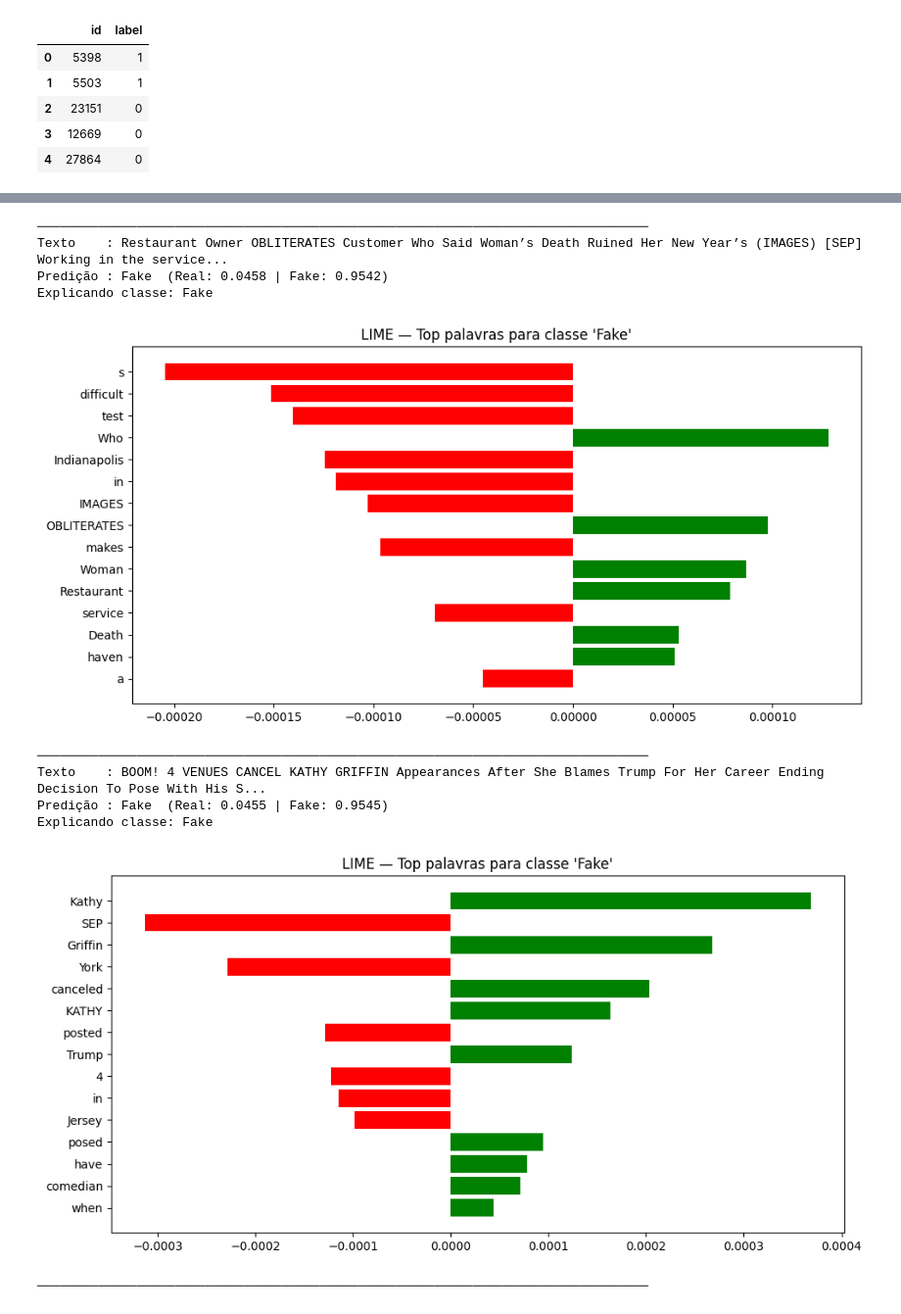
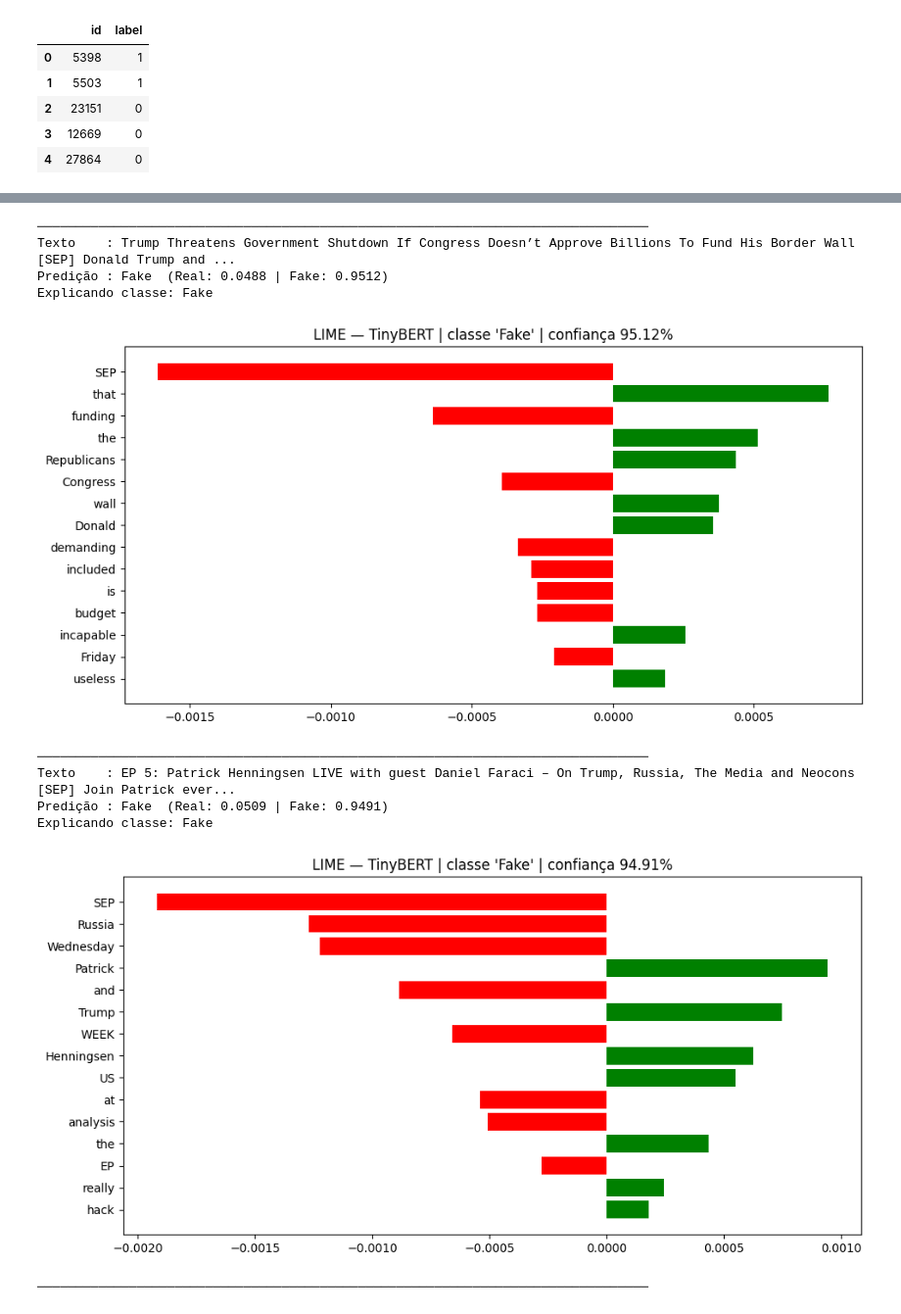
Before and after one commit to Eduardocin/ligia-nlp-challenge, a Jupyter notebook: notebooks/5.0-tinybert.ipynb, the cells around one changed output, grey strips where cells are left out. Shown at 98% size. Saved outputs shown, nothing was run; the diff lists cells and outputs as text; code cells hidden in the pictures.

Commit message:
chore: notebooks finais e modelos TinyBERT

```diff
--- a/notebooks/5.0-tinybert.ipynb
+++ b/notebooks/5.0-tinybert.ipynb
@@ -632,29 +607,36 @@ drive.mount('/content/drive')
 # %%
+# ─── CARREGAR MODELO DE ../models/deeplearning/ ───────────────────────────────
+_tok_10 = AutoTokenizer.from_pretrained("../models/deeplearning")
+_mdl_10 = AutoModelForSequenceClassification.from_pretrained("../models/deeplearning")
+_mdl_10 = _mdl_10.to(DEVICE)
+_mdl_10.eval()
+print(f"✅ Modelo carregado de ../models/deeplearning")
+print(f"   Labels : {_mdl_10.config.id2label}")
+print(f"   Device : {DEVICE.upper()}")
+
 # ─── FUNÇÃO DE PREDIÇÃO PARA O LIME ──────────────────────────────────────────
 def predict_lime(texts):
-    inputs = tokenizer(
+    inputs = _tok_10(
         list(texts),
         return_tensors="pt",
         truncation=True,
         max_length=128,
-        padding=True
+        padding=True,
     ).to(DEVICE)
-
     with torch.no_grad():
-        logits = model(**inputs).logits
-
+        logits = _mdl_10(**inputs).logits
     return torch.softmax(logits, dim=-1).cpu().numpy()
 
 # ─── EXPLAINER ────────────────────────────────────────────────────────────────
 explainer_lime = LimeTextExplainer(
-    class_names=["Real", "Fake"],
-    split_expression=r"\W+",
-    random_state=SEED
+    class_names      = ["Real", "Fake"],
+    split_expression = r"\W+",
+    random_state     = SEED,
 )
 
 # ─── FUNÇÃO REUTILIZÁVEL ──────────────────────────────────────────────────────
 def explain_lime(text, num_features=15, num_samples=500, label=None):
-    proba = predict_lime([text])[0]
+    proba      = predict_lime([text])[0]
     pred_class = int(np.argmax(proba))
     class_names = ["Real", "Fake"]
 
@@ -664,9 +646,9 @@ def explain_lime(text, num_features=15, num_samples=500, label=None):
     exp = explainer_lime.explain_instance(
         text,
         predict_lime,
-        num_features=num_features,
-        num_samples=num_samples,
-        labels=[label]
+        num_features = num_features,
+        num_samples  = num_samples,
+        labels       = [label],
     )
 
     print(f"Texto    : {text[:120]}...")
@@ -675,7 +657,10 @@ def explain_lime(text, num_features=15, num_samples=500, label=None):
 
     fig = exp.as_pyplot_figure(label=label)
     fig.set_size_inches(10, 5)
-    plt.title(f"LIME — Top palavras para classe '{class_names[label]}'")
+    plt.title(
+        f"LIME — TinyBERT | classe '{class_names[label]}' | confiança {proba[label]:.2%}",
+        fontsize=12,
+    )
     plt.tight_layout()
     plt.show()
 
@@ -694,11 +682,11 @@ Explicando classe: Real
 ────────────────────────────────────────────────────────────────────────────────
-Texto    : Restaurant Owner OBLITERATES Customer Who Said Woman’s Death Ruined Her New Year’s (IMAGES) [SEP] Working in the service...
-Predição : Fake  (Real: 0.0458 | Fake: 0.9542)
+Texto    : Trump Threatens Government Shutdown If Congress Doesn’t Approve Billions To Fund His Border Wall [SEP] Donald Trump and ...
+Predição : Fake  (Real: 0.0488 | Fake: 0.9512)
 Explicando classe: Fake
-[figure, old version]
+[figure, new version]
 ────────────────────────────────────────────────────────────────────────────────
-Texto    : BOOM! 4 VENUES CANCEL KATHY GRIFFIN Appearances After She Blames Trump For Her Career Ending Decision To Pose With His S...
-Predição : Fake  (Real: 0.0455 | Fake: 0.9545)
+Texto    : EP 5: Patrick Henningsen LIVE with guest Daniel Faraci – On Trump, Russia, The Media and Neocons [SEP] Join Patrick ever...
+Predição : Fake  (Real: 0.0509 | Fake: 0.9491)
 Explicando classe: Fake
-[figure, old version]
+[figure, new version]
 ────────────────────────────────────────────────────────────────────────────────
```
Also changed, not shown: parts of 11 cells of this notebook, 9 other files.
